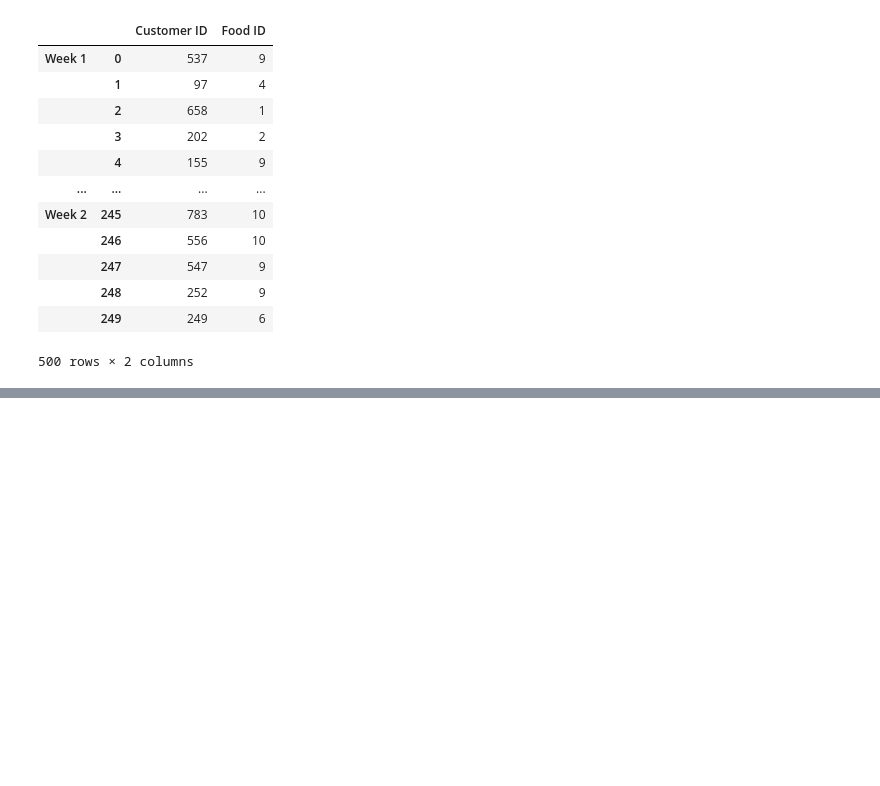
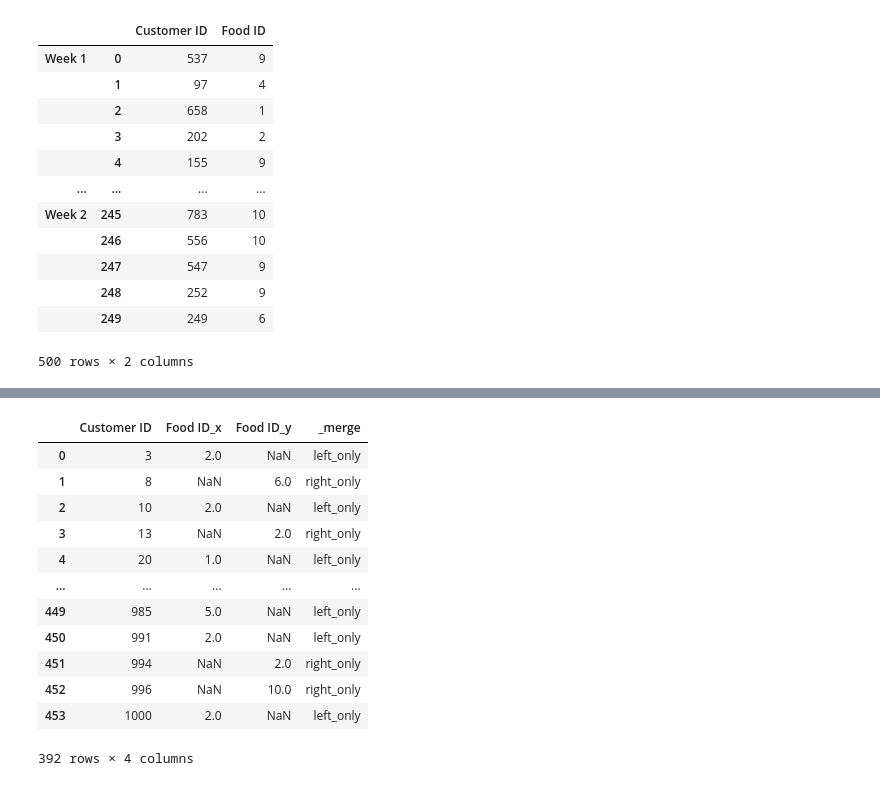
Before and after one commit to ilyarudyak/python_review_2025, a Jupyter notebook: 03-pandas-packt/10_merging.ipynb, the cells around one changed output, grey strips where cells are left out. Drawn from its saved outputs; the diff is of its cells as text; code cells hidden in the pictures; blank space fills up the shorter version.

```diff
--- a/03-pandas-packt/10_merging.ipynb
+++ b/03-pandas-packt/10_merging.ipynb
@@ -437,0 +468,18 @@ week
+# %%
+# 4 Identify which customers came in only on Week 1 and only on Week 2 using outer join
+outer = pd.merge(week1, week2, on='Customer ID', how='outer', indicator=True)
+outer[outer['_merge'] != 'both']
+# %% [output]
+|  | Customer ID | Food ID_x | Food ID_y | _merge |
+| 0 | 3 | 2.0 | NaN | left_only |
+| 1 | 8 | NaN | 6.0 | right_only |
+| 2 | 10 | 2.0 | NaN | left_only |
+| 3 | 13 | NaN | 2.0 | right_only |
+| 4 | 20 | 1.0 | NaN | left_only |
+| ... | ... | ... | ... | ... |
+| 449 | 985 | 5.0 | NaN | left_only |
+| 450 | 991 | 2.0 | NaN | left_only |
+| 451 | 994 | NaN | 2.0 | right_only |
+| 452 | 996 | NaN | 10.0 | right_only |
+| 453 | 1000 | 2.0 | NaN | left_only |
+392 rows × 4 columns
```
Also changed, not shown: parts of 3 cells of this notebook.
